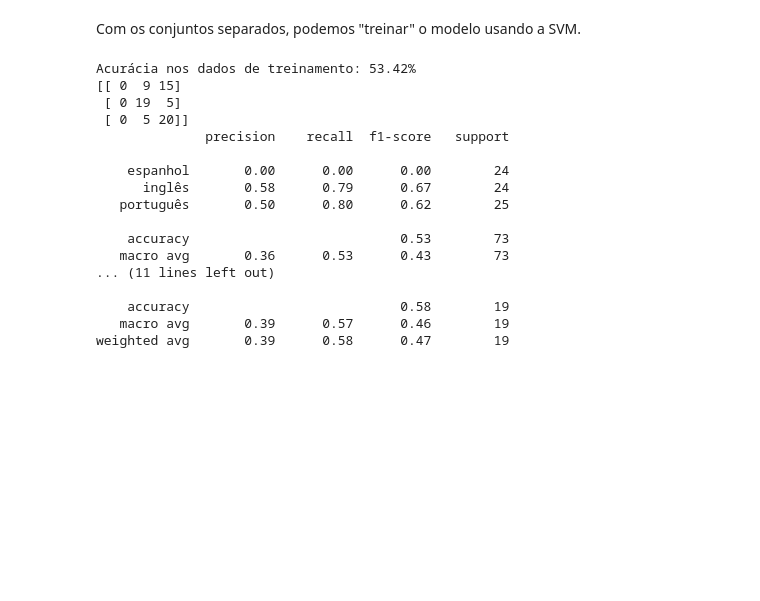
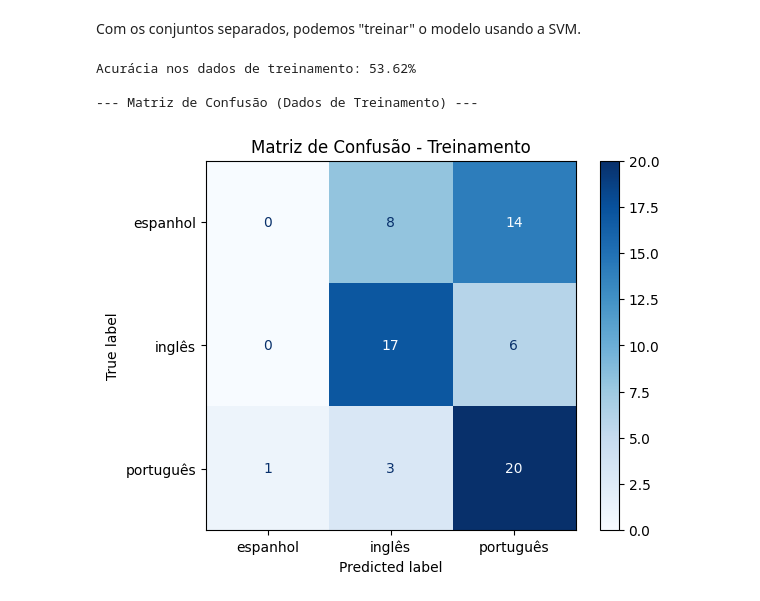
Before and after one commit to Lucasmsorretino/TrabArqDados, a Jupyter notebook: trab1.ipynb, the cells around one changed output. Cells and saved outputs as stored; diff of their text form; code cells hidden in the pictures; blank space fills up the shorter version.

```diff
--- a/trab1.ipynb
+++ b/trab1.ipynb
@@ -336,46 +424,68 @@ X_train, X_test, y_train, y_test = train_test_split(padroes_sem_classe, classes,
 Com os conjuntos separados, podemos "treinar" o modelo usando a SVM.
 # %%
 from sklearn import svm
-from sklearn.metrics import confusion_matrix
-from sklearn.metrics import classification_report
+from sklearn.metrics import confusion_matrix, classification_report, ConfusionMatrixDisplay
+import matplotlib.pyplot as plt # Importar matplotlib
 
 treinador = svm.SVC()  #algoritmo escolhido
 modelo = treinador.fit(X_train, y_train)
 
 #
-# score com os dados de treinamento
+# --- Acurácia e Matriz de Confusão para dados de TREINAMENTO ---
 acuracia = modelo.score(X_train, y_train)
 print("Acurácia nos dados de treinamento: {:.2f}%".format(acuracia * 100))
 
 #
 # melhor avaliar com a matriz de confusão
-y_pred = modelo.predict(X_train)
-cm = confusion_matrix(y_train, y_pred)
-print(cm)
-print(classification_report(y_train, y_pred))
+# y_pred = modelo.predict(X_train)
+# cm = confusion_matrix(y_train, y_pred)
+# Previsões nos dados de treinamento
+y_pred_train = modelo.predict(X_train)
+cm_train = confusion_matrix(y_train, y_pred_train)
+labels = sorted(list(set(y_train))) # Garante a ordem correta das classes
 
-#
+# print(cm)
+# print(classification_report(y_train, y_pred))
+
+print("\n--- Matriz de Confusão (Dados de Treinamento) ---")
+# Use ConfusionMatrixDisplay para exibir a matriz com legendas
+disp_train = ConfusionMatrixDisplay(confusion_matrix=cm_train, display_labels=labels)
+disp_train.plot(cmap=plt.cm.Blues) # Você pode mudar o mapa de cores
+plt.title('Matriz de Confusão - Treinamento')
+plt.show() # Mostra o gráfico
+
+print("\n--- Relatório de Classificação (Dados de Treinamento) ---")
+print(classification_report(y_train, y_pred_train, target_names=labels)) # Usar target_names aqui também
+
+
 # com dados de teste que não foram usados no treinamento
-print('métricas mais confiáveis')
-y_pred2 = modelo.predict(X_test)
-cm = confusion_matrix(y_test, y_pred2)
-print(cm)
-print(classification_report(y_test, y_pred2))
+# print('métricas mais confiáveis')
+# y_pred2 = modelo.predict(X_test)
+# cm = confusion_matrix(y_test, y_pred2)
+# print(cm)
+# print(classification_report(y_test, y_pred2))
+
+
+print('\n--- Métrica Dados de Teste) ---')
+
+y_pred_test = modelo.predict(X_test)
+# Acurácia nos dados de teste
+acuracia_test = modelo.score(X_test, y_test)
+print("Acurácia nos dados de teste: {:.2f}%".format(acuracia_test * 100))
+# Matriz de confusão para os dados de teste
+cm_test = confusion_matrix(y_test, y_pred_test)
+
+print("\n--- Matriz de Confusão (Dados de Teste) ---")
+# Use ConfusionMatrixDisplay para exibir a matriz com legendas
+disp_test = ConfusionMatrixDisplay(confusion_matrix=cm_test, display_labels=labels)
+disp_test.plot(cmap=plt.cm.Blues)
+plt.title('Matriz de Confusão - Teste')
+plt.show() # Mostra o gráfico
+
+print("\n--- Relatório de Classificação (Dados de Teste) ---")
+print(classification_report(y_test, y_pred_test, target_names=labels)) # Usar target_names aqui
 # %% [output]
-Acurácia nos dados de treinamento: 53.42%
-[[ 0  9 15]
- [ 0 19  5]
- [ 0  5 20]]
-              precision    recall  f1-score   support
+Acurácia nos dados de treinamento: 53.62%
 
-    espanhol       0.00      0.00      0.00        24
-      inglês       0.58      0.79      0.67        24
-   português       0.50      0.80      0.62        25
-
-    accuracy                           0.53        73
-   macro avg       0.36      0.53      0.43        73
-... (11 lines left out)
-
-    accuracy                           0.58        19
-   macro avg       0.39      0.57      0.46        19
-weighted avg       0.39      0.58      0.47        19
+--- Matriz de Confusão (Dados de Treinamento) ---
+[figure, added]
```
Also changed, not shown: parts of 5 cells of this notebook.
